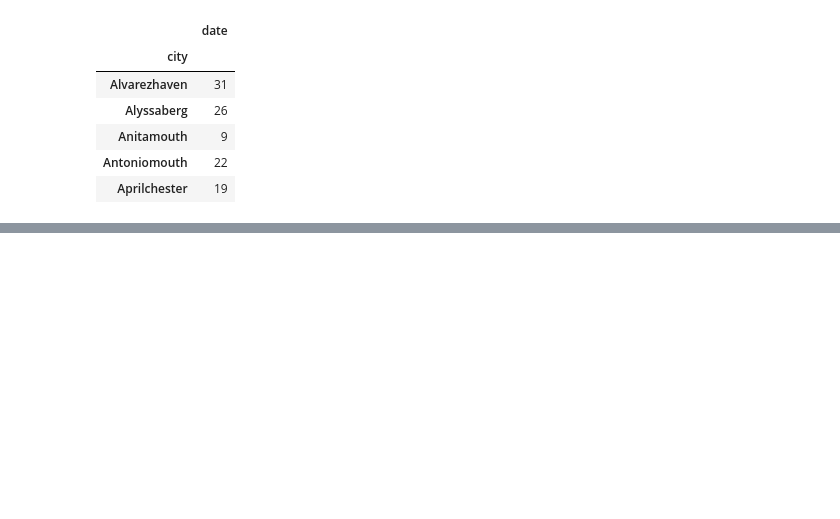
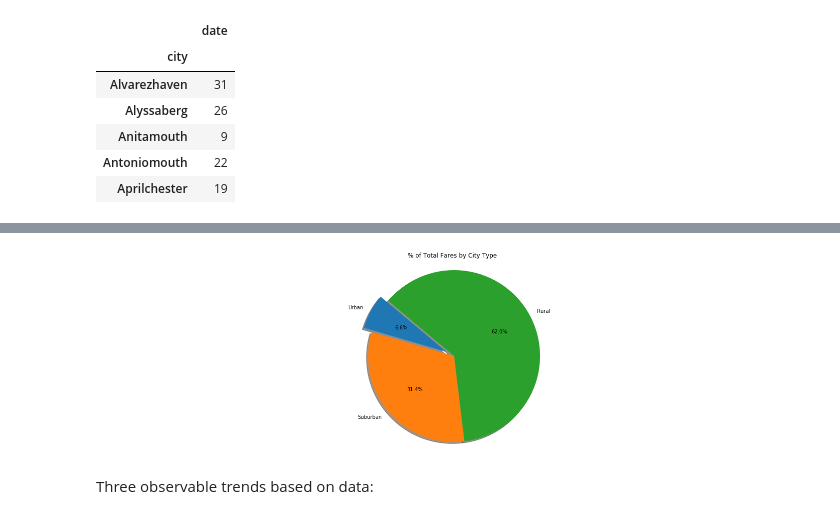
Before and after one commit to lindafarley/Python_Challenge, a Jupyter notebook: MatPlotLib_Bubble_Chart/Pyber_Bubble.ipynb, the cells around one changed output, grey strips where cells are left out. Cells and saved outputs as stored; diff of their text form; code cells hidden in the pictures; blank space fills up the shorter version.

```diff
--- a/MatPlotLib_Bubble_Chart/Pyber_Bubble.ipynb
+++ b/MatPlotLib_Bubble_Chart/Pyber_Bubble.ipynb
@@ -138,0 +201,18 @@ lgnd.legendHandles[2]._sizes = [70]
+# %%
+num_fares = grouped_type["fare"]
+# %%
+#Labels for pie chart
+labels = ["Urban", "Suburban", "Rural"]
+
+#Explode
+explode = (0.1, 0, 0)
+
+# Create the pie chart based upon the values above
+plt.pie(num_fares, explode=explode, labels=labels, autopct="%1.1f%%", shadow=True, startangle=140)
+plt.title("% of Total Fares by City Type")
+plt.axis("equal")
+plt.show()
+# %% [output]
+[figure, added]
+# %% [markdown]
+Three observable trends based on data:
```
Also changed, not shown: parts of 9 cells of this notebook.
